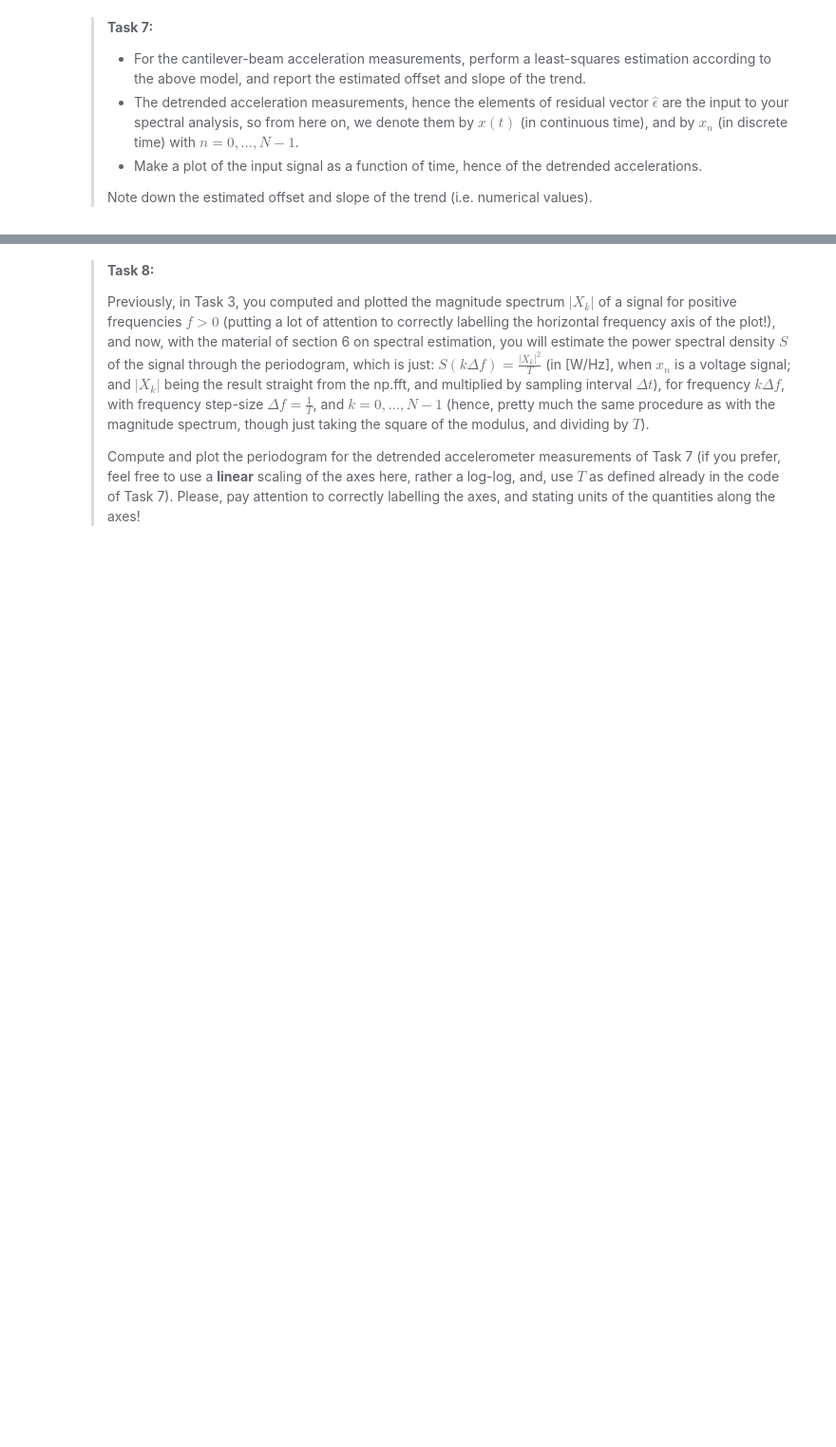
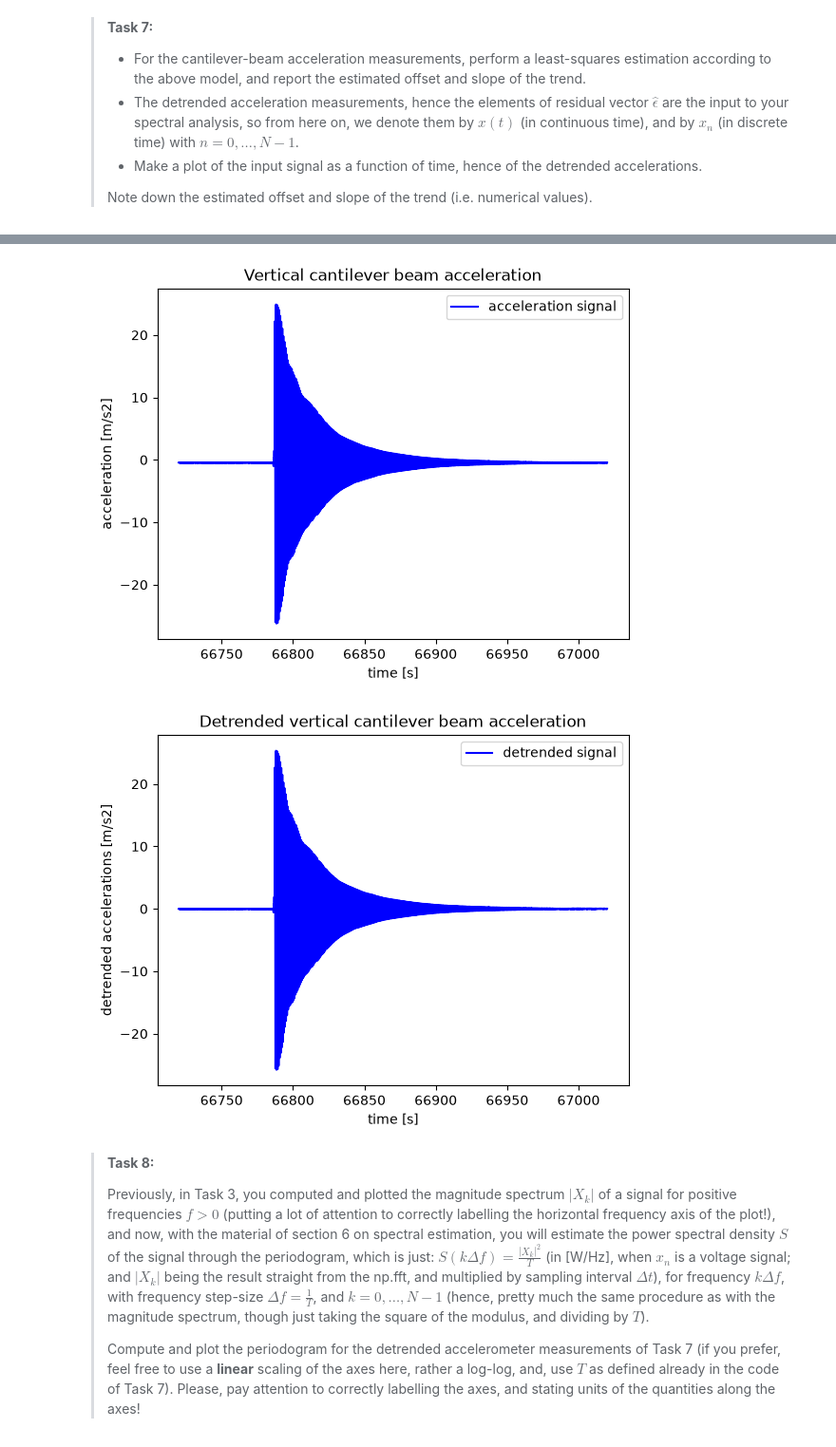
Before and after one commit to Wiggy-020/MUDE2GA2.3, a Jupyter notebook: Analysis.ipynb, the cells around one changed output, grey strips where cells are left out. Shown at 95% size. Cells and saved outputs as stored; diff of their text form; code cells hidden in the pictures; blank space fills up the shorter version.

```diff
--- a/Analysis.ipynb
+++ b/Analysis.ipynb
@@ -393,23 +441,37 @@ findfile('cantileverbeam_acc50Hz.csv')
 # %%
 df = pd.read_csv('cantileverbeam_acc50Hz.csv', header=0)
 
 t = np.array(df['time']) #
 dat = np.array(df['acceleration']) #
 
 N = len(t)
 
 plt.figure()
 plt.plot(t, dat, color='b', label='acceleration signal')
 plt.xlabel('time [s]')
 plt.ylabel('acceleration [m/s2]')
 plt.title('Vertical cantilever beam acceleration')
 plt.legend()
 
 # observation record length (as N*dt, according to sample-and-hold convention)
 T = (t[N-1] - t[0])*N/(N - 1)
 dt = T/N
+A = np.column_stack((np.ones(N), t - t[0]))
 
-### YOUR CODE HERE ###
+#xhat = np.linalg.lstsq(A, dat, rcond=None)[0]
+xhat = np.linalg.inv((A.T)@A)@A.T@dat
+yhat = A@xhat
+ehat = dat - yhat
+
+plt.figure()
+plt.plot(t, ehat, color='b', label='detrended signal')
+plt.xlabel('time [s]')
+plt.ylabel('detrended accelerations [m/s2]')
+plt.title('Detrended vertical cantilever beam acceleration')
+plt.legend();
+# %% [output]
+[figure, added]
+[figure, added]
 # %% [markdown]
 > **Task 8:**
 >
```
Also changed, not shown: parts of 7 cells of this notebook, 1 other file.
